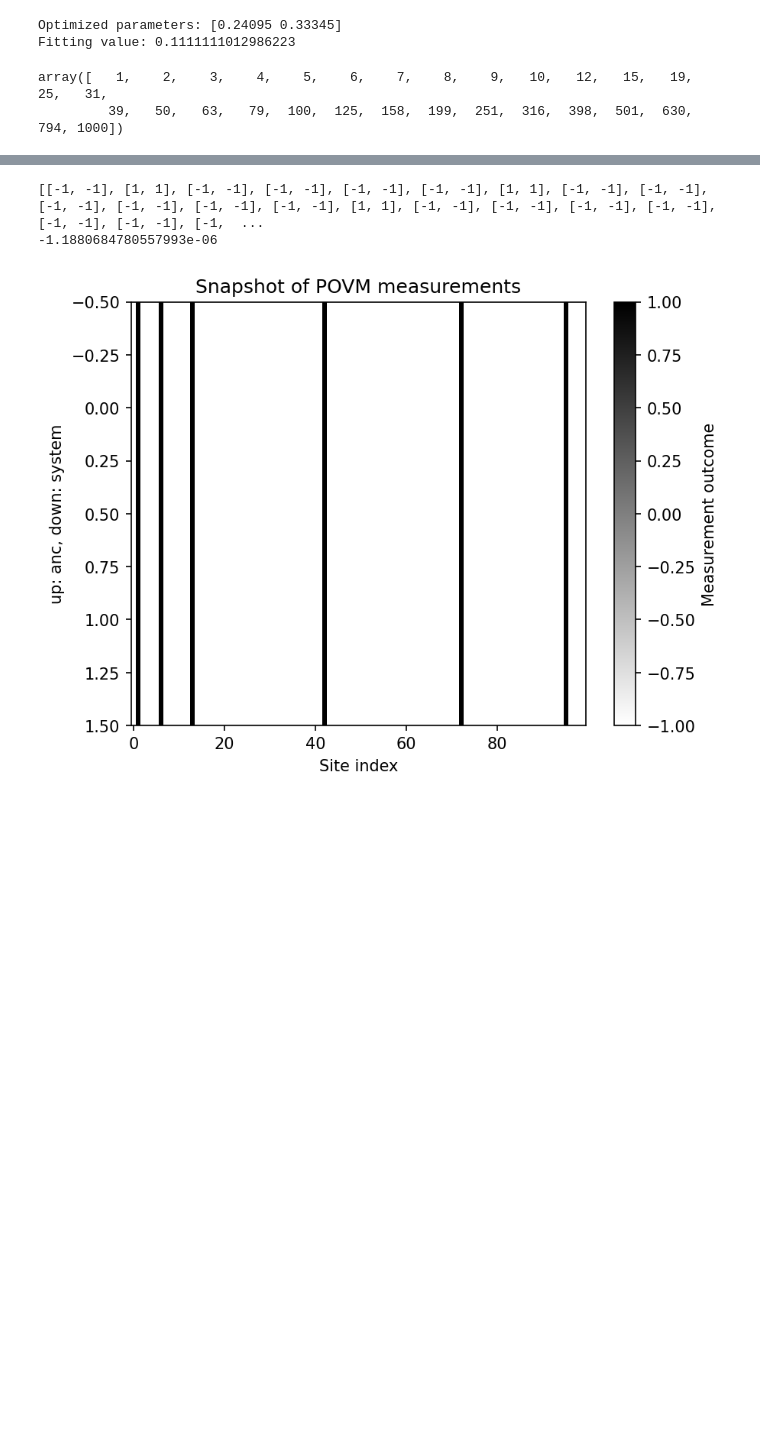
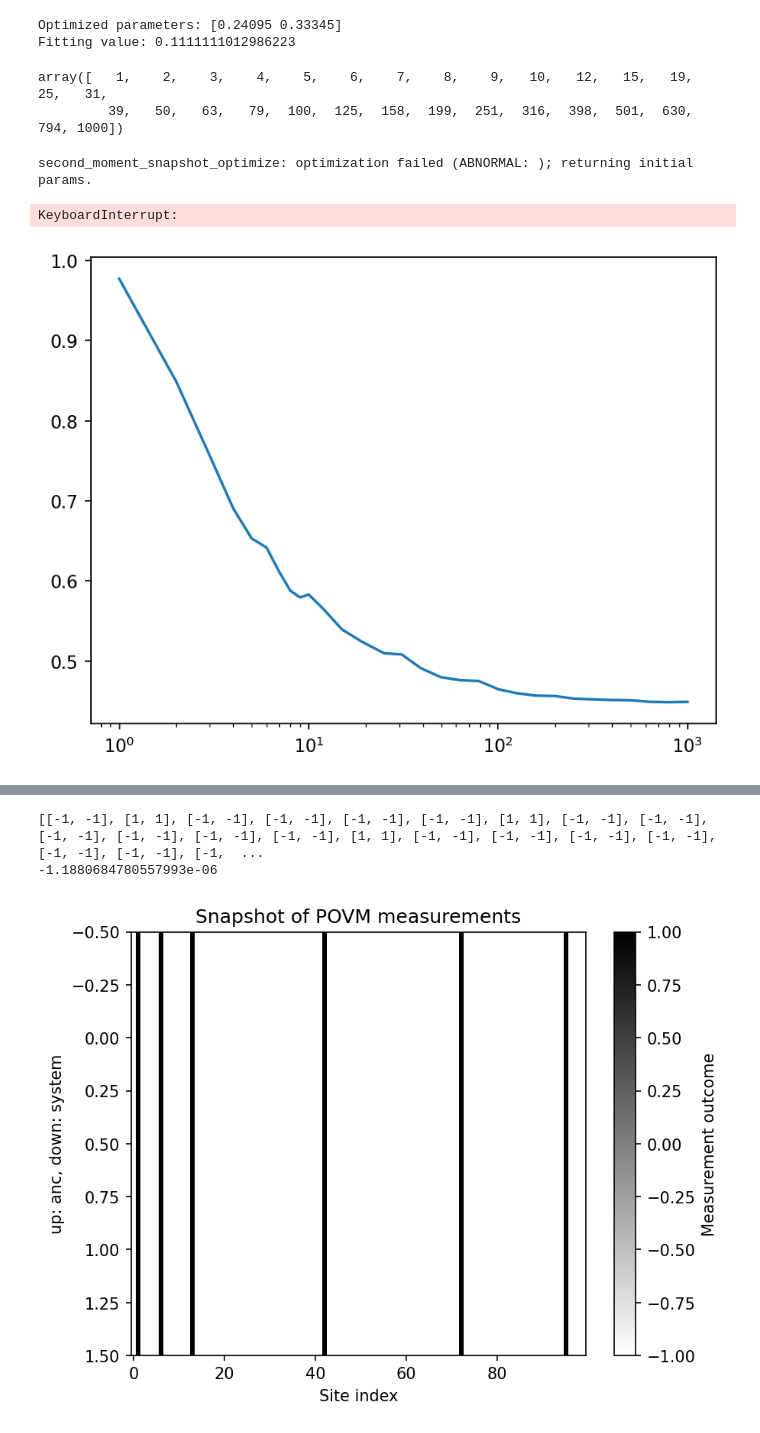
Before and after one commit to YueLiu01/MPSToolBox, a Jupyter notebook: snapshot_measurements.ipynb, the cells around one changed output, grey strips where cells are left out. Cells and saved outputs as stored; diff of their text form; code cells hidden in the pictures; blank space fills up the shorter version.

Commit message:
optimize with gradient

```diff
--- a/snapshot_measurements.ipynb
+++ b/snapshot_measurements.ipynb
@@ -56,7 +104,7 @@ array([   1,    2,    3,    4,    5,    6,    7,    8,    9,   10,   12,   15,
 import matplotlib.pyplot as plt
 
 method = 'softcut'  # 'softcut' or 'hardcut'
-for L in [8, 10, 12]:
+for L in [10, 12]:
     for beta in [0.3]:
         outcomes_sys = np.load('data/CritIsing_L'+str(L)+'_beta'+str(beta)+'_Zoutcomes_sys.npy')
         outcomes_anc = np.load('data/CritIsing_L'+str(L)+'_beta'+str(beta)+'_Zoutcomes_anc.npy')
@@ -65,33 +113,40 @@ for L in [8, 10, 12]:
         N_shuffle = 100
         results = []
         for n in N_list:
             result_i = []
             for i in range(L):
                 for _ in range(N_shuffle):
                     observable = outcomes_sys[:,i]
 
                     # shuffle outcomes_anc together with observable
                     indices = np.random.permutation(N)
 
                     s = outcomes_anc[indices,:][:n]
                     o = observable[indices][:n]
 
                     def myfun(s, length_scale, amplitude):
                         if method == 'softcut':
                             return f_window_average_softcut(s, i, length_scale, amplitude, periodic=True)
                         elif method == 'hardcut':
                             return f_window_average_hardcut(s, i, length_scale, amplitude, periodic=True)
                         else:
                             raise ValueError('Unknown method')
-
-                    result_i.append(second_moment_snapshot_optimize(s, o, f=myfun, params0=[L/4, 1.0])[1])
+                    p, v, success = second_moment_snapshot_optimize(s, o, f=myfun, params0=[L/4, 1.0])
+                    if success:
+                        result_i.append(v)
+                    else:
+                        print(f"Optimization failed for L={L}, beta={beta}, n={n}, i={i}. Skipping this run.")
             results.append(np.mean(result_i))
 
         plt.semilogx(N_list, results, label='L='+str(L)+', beta='+str(beta))
-        np.save('CritIsing_L'+str(L)+'_beta'+str(beta)+'_Zsecond_moment'+method+'.npy', results)
+        np.save('CritIsing_L'+str(L)+'_beta'+str(beta)+'_Zsecond_moment_'+method+'.npy', results)
         np.save('CritIsing_L'+str(L)+'_beta'+str(beta)+'_ZN_list_'+method+'.npy', N_list)
 plt.xlabel('Number of measurements')
 plt.ylabel('Second moment fit value')
 plt.title('Second moment fit value vs. number of measurements')
 plt.legend()
 plt.show()
+# %% [output]
+second_moment_snapshot_optimize: optimization failed (ABNORMAL: ); returning initial params.
+KeyboardInterrupt:
+[figure, added]
```
Also changed, not shown: parts of 6 cells of this notebook, 9 other files.
